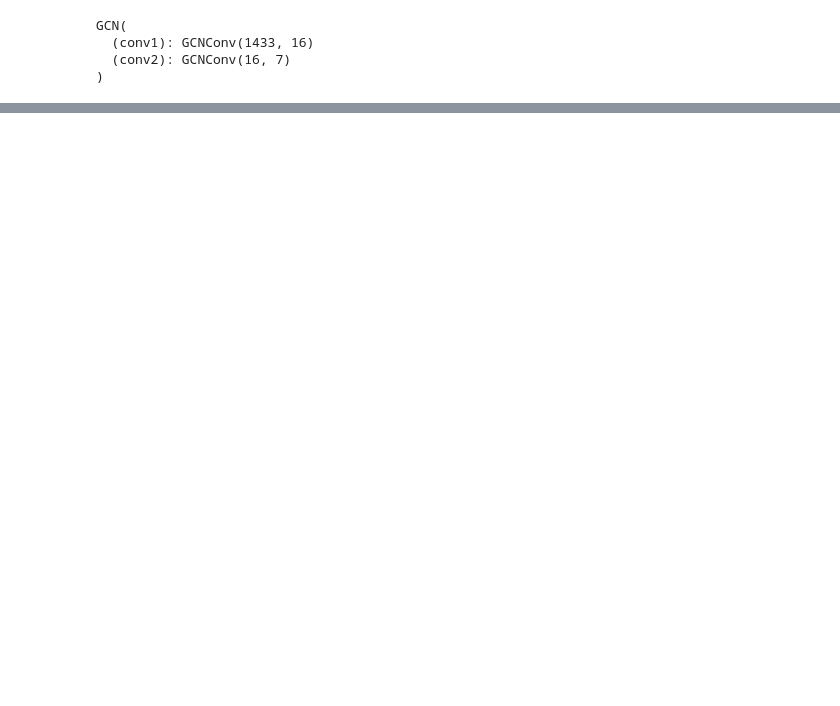
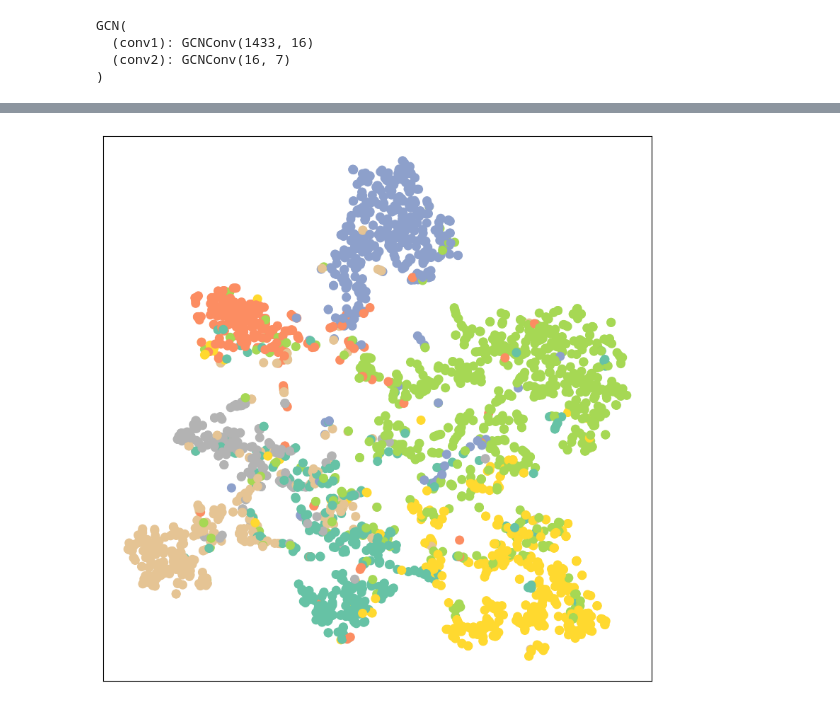
Before and after one commit to sokuroff/PyG_base_example, a Jupyter notebook: GCN.ipynb, the cells around one changed output, grey strips where cells are left out. Saved outputs shown, nothing was run; the diff lists cells and outputs as text; code cells hidden in the pictures; blank space fills up the shorter version.

```diff
--- a/GCN.ipynb
+++ b/GCN.ipynb
@@ -282,0 +449,7 @@ Accuracy: 0.7870
+# %%
+model.eval()
+
+out = model(data.x, data.edge_index)
+visualize(out, color=data.y)
+# %% [output]
+[figure, added]
```
Also changed, not shown: parts of 29 cells of this notebook.
